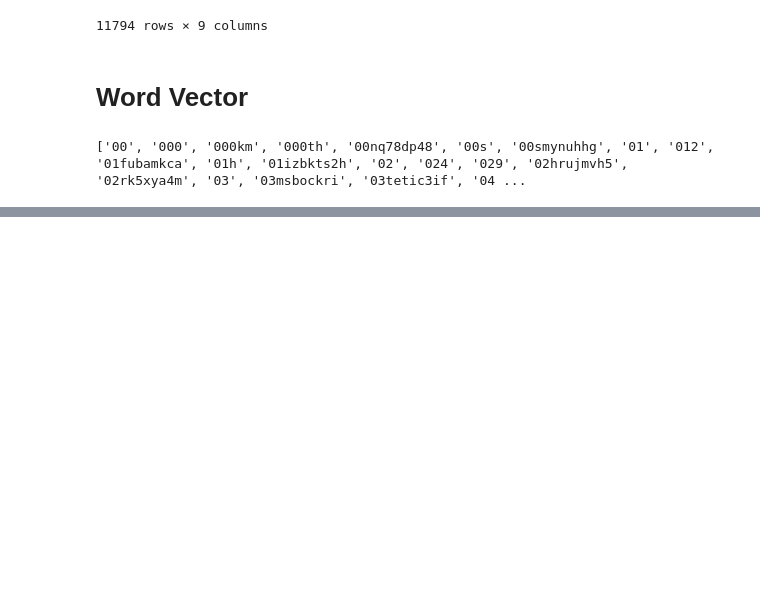
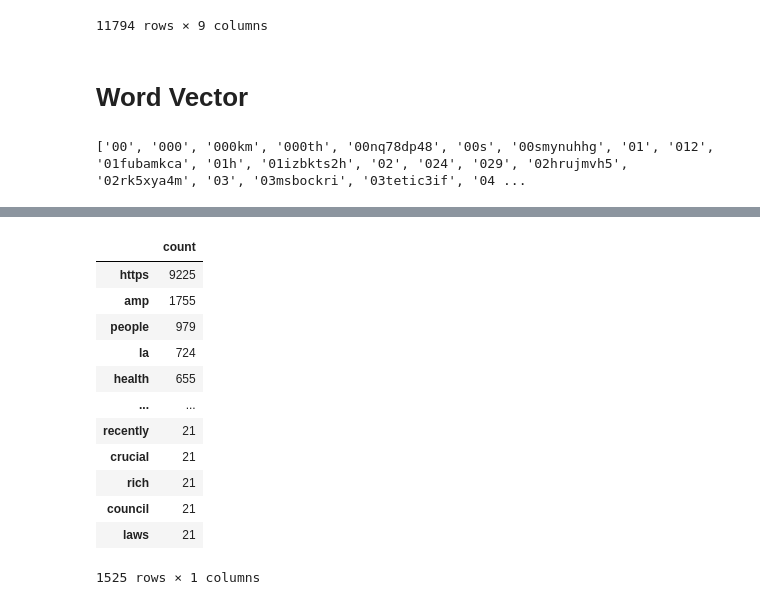
Before and after one commit to Surb22/Final-Project-IS417, a Jupyter notebook: Code/twitter_data.ipynb, the cells around one changed output, grey strips where cells are left out. Drawn from its saved outputs; the diff is of its cells as text; code cells hidden in the pictures; blank space fills up the shorter version.

```diff
--- a/Code/twitter_data.ipynb
+++ b/Code/twitter_data.ipynb
@@ -189,0 +180,17 @@ doctopics.shape
+# %%
+sum_value = sum_value[sum_value["count"] >20]
+sum_value.sort_values("count", ascending=False)
+# %% [output]
+|  | count |
+| https | 9225 |
+| amp | 1755 |
+| people | 979 |
+| la | 724 |
+| health | 655 |
+| ... | ... |
+| recently | 21 |
+| crucial | 21 |
+| rich | 21 |
+| council | 21 |
+| laws | 21 |
+1525 rows × 1 columns
```
Also changed, not shown: parts of 13 cells of this notebook.
